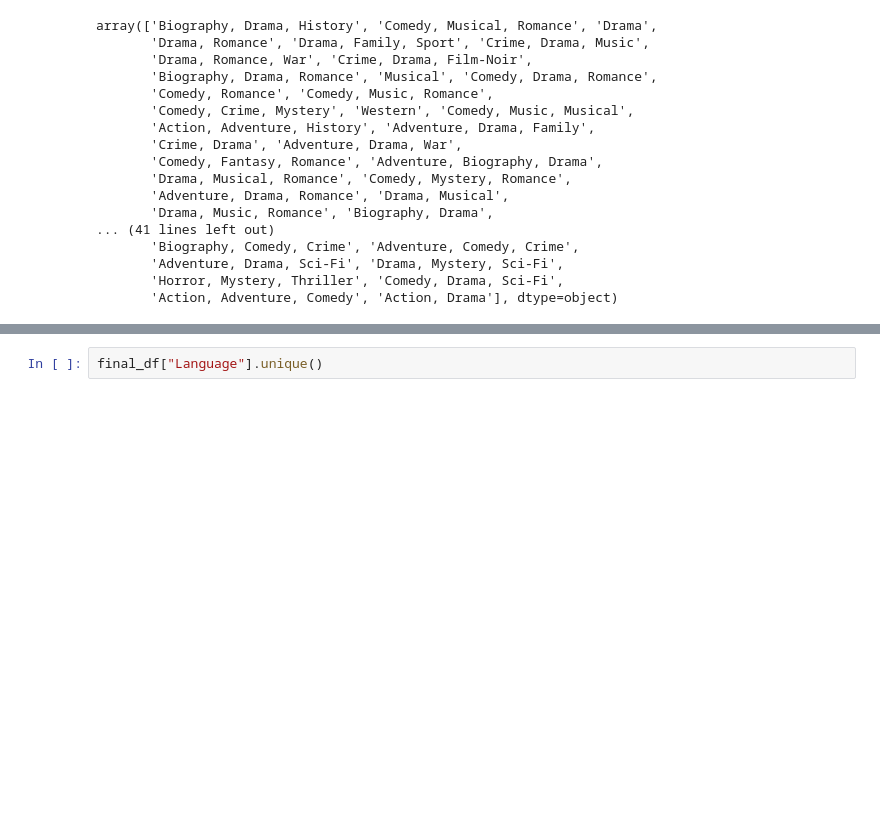
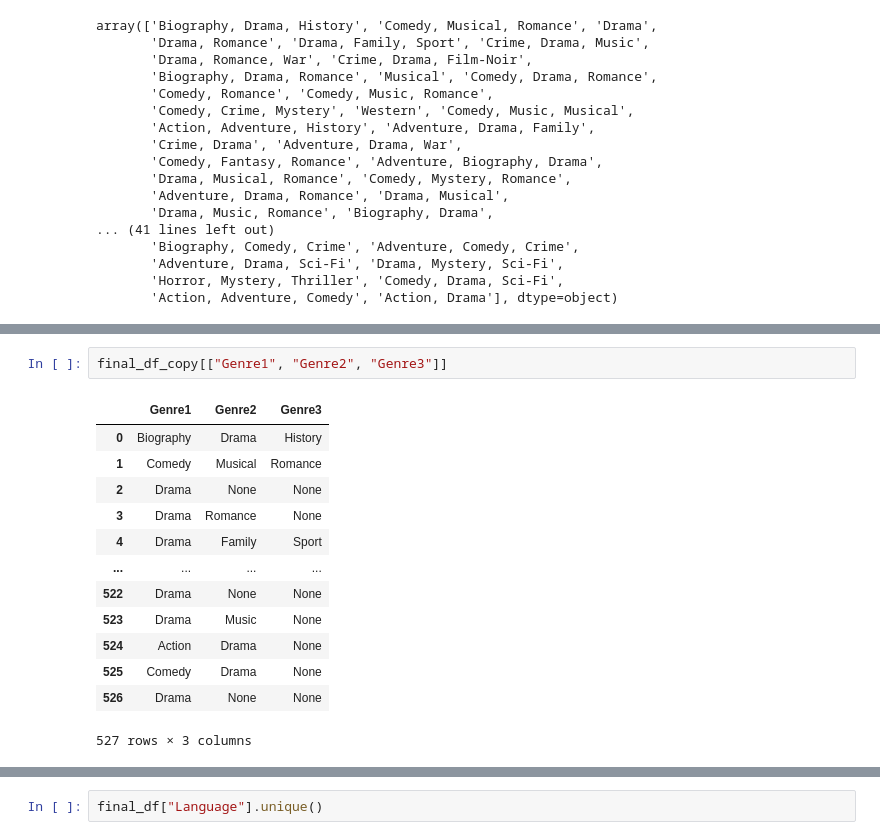
Before and after one commit to joannasantana/best_in_show, a Jupyter notebook: model_code.ipynb, the cells around one changed output, grey strips where cells are left out. Cells and saved outputs as stored; diff of their text form; blank space fills up the shorter version.

```diff
--- a/model_code.ipynb
+++ b/model_code.ipynb
@@ -299,0 +344,16 @@ array(['Biography, Drama, History', 'Comedy, Musical, Romance', 'Drama',
+# %%
+final_df_copy[["Genre1", "Genre2", "Genre3"]]
+# %% [output]
+|  | Genre1 | Genre2 | Genre3 |
+| 0 | Biography | Drama | History |
+| 1 | Comedy | Musical | Romance |
+| 2 | Drama | None | None |
+| 3 | Drama | Romance | None |
+| 4 | Drama | Family | Sport |
+| ... | ... | ... | ... |
+| 522 | Drama | None | None |
+| 523 | Drama | Music | None |
+| 524 | Action | Drama | None |
+| 525 | Comedy | Drama | None |
+| 526 | Drama | None | None |
+527 rows × 3 columns
```
Also changed, not shown: parts of 8 cells of this notebook, 1 other file.
